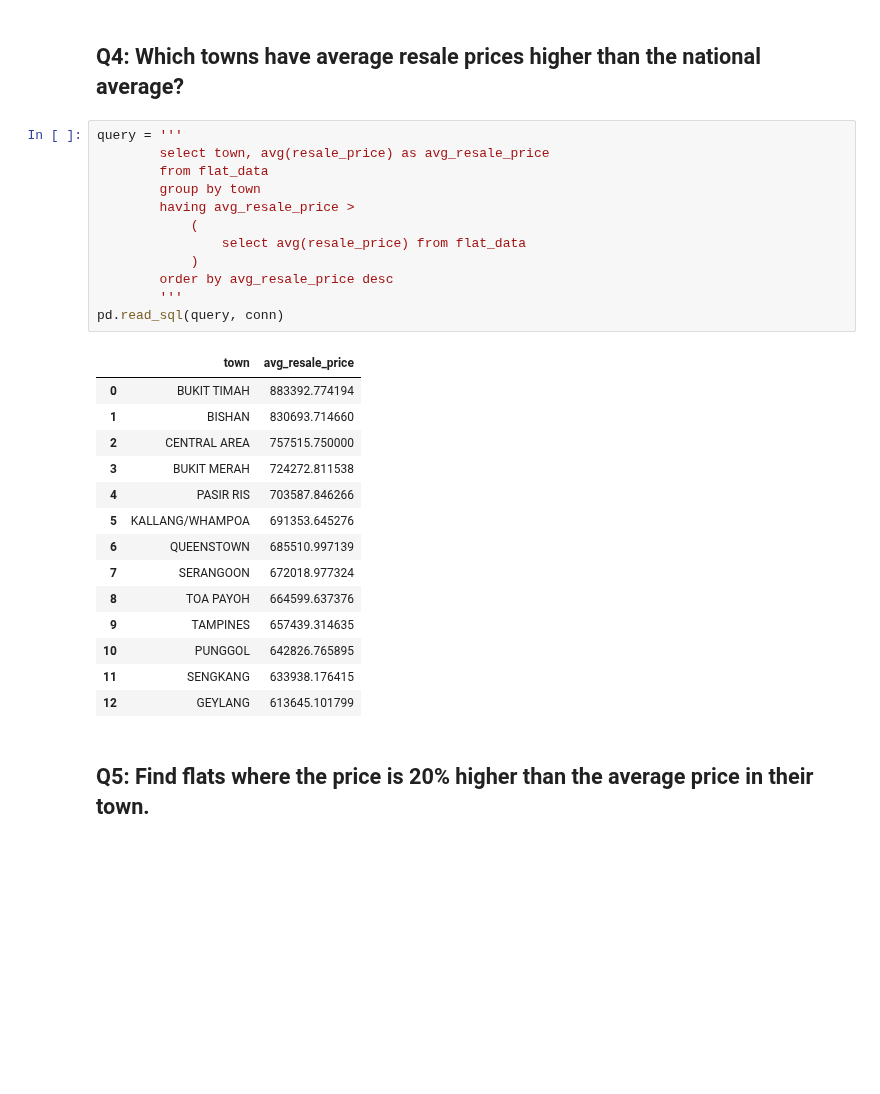
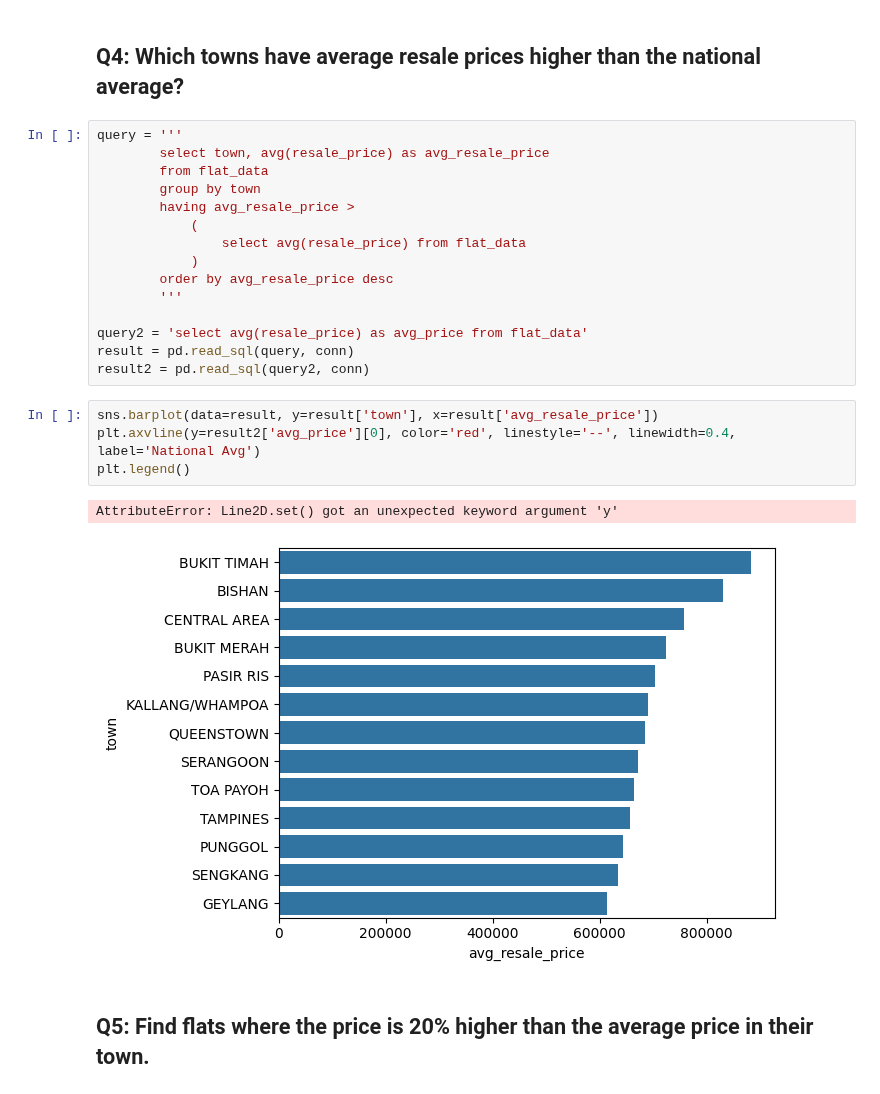
Before and after one commit to KaungSiThu-Sallius/Singapore-HDB-Price-Analysis, a Jupyter notebook: main.ipynb, the cells around one changed output. Cells and saved outputs as stored; diff of their text form; blank space fills up the shorter version.

```diff
--- a/main.ipynb
+++ b/main.ipynb
@@ -89,22 +91,17 @@ query = '''
             )
         order by avg_resale_price desc
         '''
-pd.read_sql(query, conn)
+
+query2 = 'select avg(resale_price) as avg_price from flat_data'
+result = pd.read_sql(query, conn)
+result2 = pd.read_sql(query2, conn)
-# %% [output]
-|  | town | avg_resale_price |
-| 0 | BUKIT TIMAH | 883392.774194 |
-| 1 | BISHAN | 830693.714660 |
-| 2 | CENTRAL AREA | 757515.750000 |
-| 3 | BUKIT MERAH | 724272.811538 |
-| 4 | PASIR RIS | 703587.846266 |
-| 5 | KALLANG/WHAMPOA | 691353.645276 |
-| 6 | QUEENSTOWN | 685510.997139 |
-| 7 | SERANGOON | 672018.977324 |
-| 8 | TOA PAYOH | 664599.637376 |
-| 9 | TAMPINES | 657439.314635 |
-| 10 | PUNGGOL | 642826.765895 |
-| 11 | SENGKANG | 633938.176415 |
-| 12 | GEYLANG | 613645.101799 |
+# %%
+sns.barplot(data=result, y=result['town'], x=result['avg_resale_price'])
+plt.axvline(y=result2['avg_price'][0], color='red', linestyle='--', linewidth=0.4, label='National Avg')
+plt.legend()
+# %% [output]
+AttributeError: Line2D.set() got an unexpected keyword argument 'y'
+[figure, added]
 # %% [markdown]
 ## Q5: Find flats where the price is 20% higher than the average price in their town.
 # %%
```
Also changed, not shown: parts of 1 cell of this notebook.
